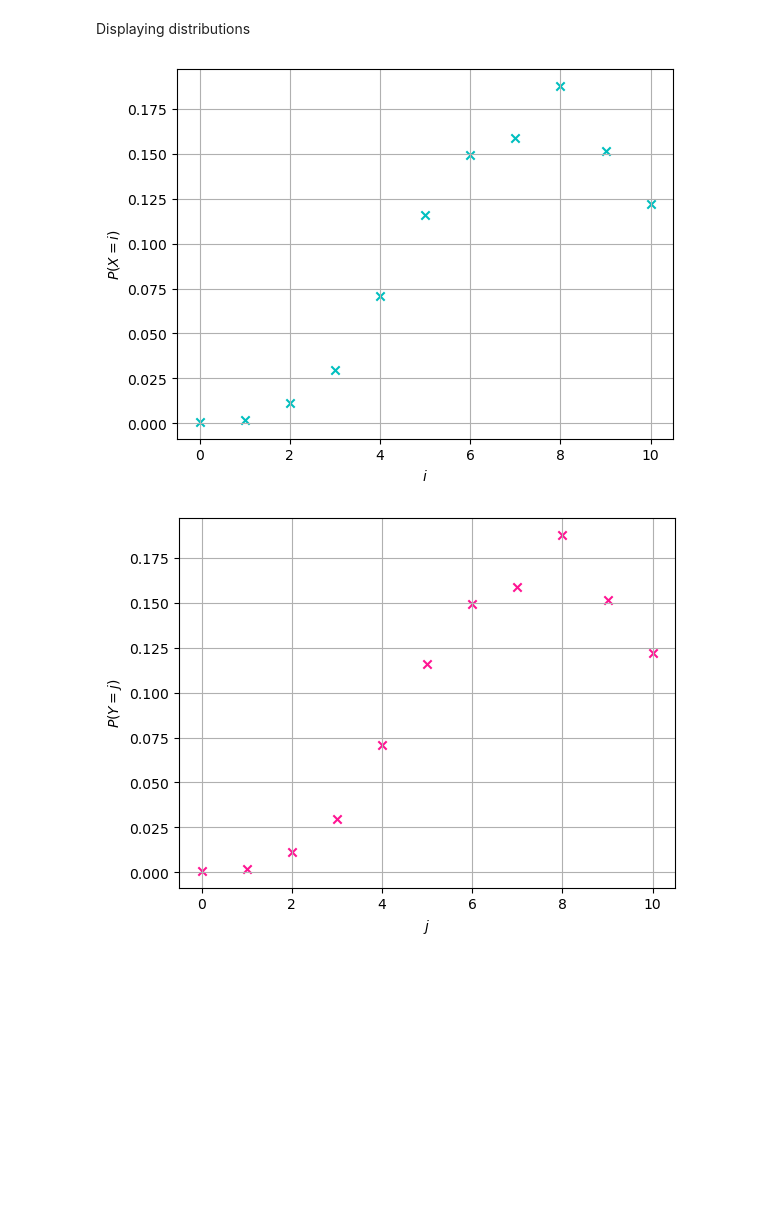
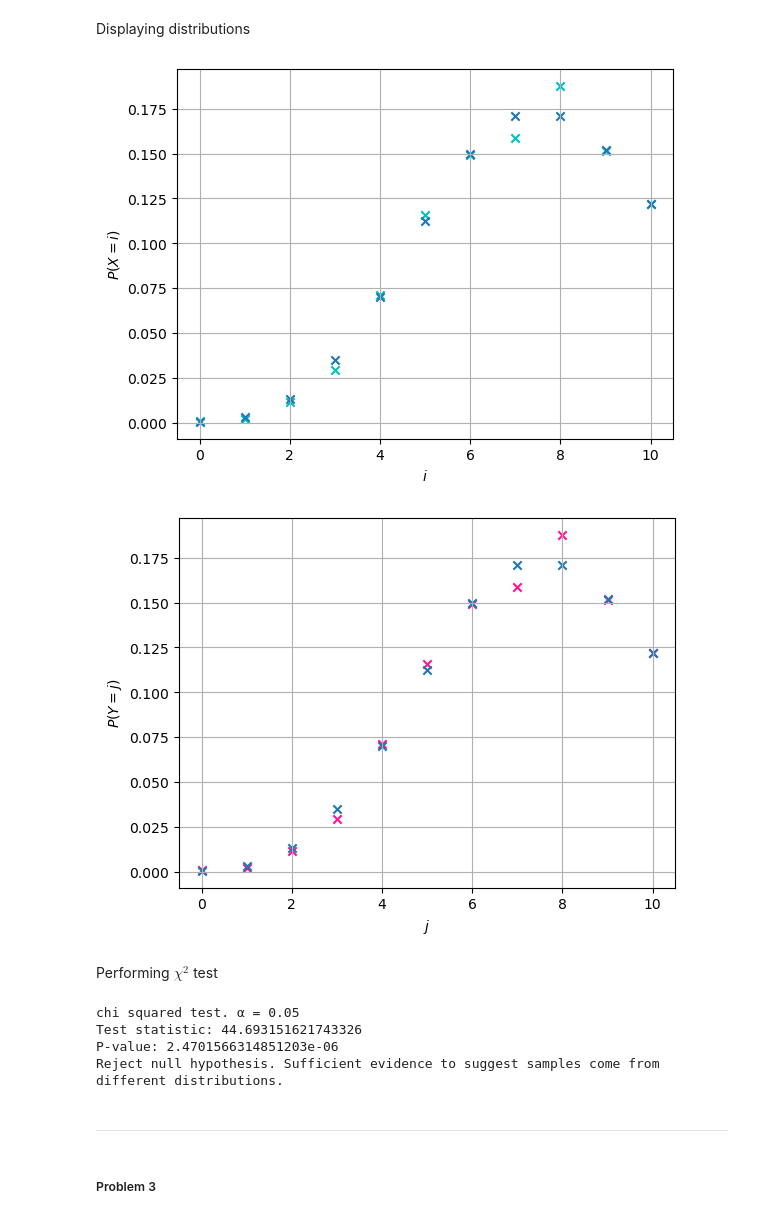
Before and after one commit to damiskov/02443-stochastic-simulation, a Jupyter notebook: Exercises/exercise6.ipynb, the cells around one changed output. Saved outputs shown, nothing was run; the diff lists cells and outputs as text; code cells hidden in the pictures; blank space fills up the shorter version.

```diff
--- a/Exercises/exercise6.ipynb
+++ b/Exercises/exercise6.ipynb
@@ -342,17 +345,37 @@ Displaying distributions
 # %%
 i_X_gibbs, X_gibbs_pdf = make_pdf(X_gibbs)
 i_Y_gibbs, Y_gibbs_pdf = make_pdf(Y_gibbs)
 
-plt.scatter(i_X_gibbs, X_gibbs_pdf, marker="x", color="c")
+plt.scatter(i_X_gibbs, X_gibbs_pdf, marker="x", color="c", label="Gibbs (X)")
+plt.scatter([i for i in range(0, 11)],true_pdf(8, 10), marker="x", label="Actual")
 plt.grid()
 plt.ylabel(r"$P(X=i)$")
 plt.xlabel(r"$i$")
 plt.show()
-plt.scatter(i_Y_gibbs, Y_gibbs_pdf, marker="x", color="deeppink")
+plt.scatter(i_Y_gibbs, Y_gibbs_pdf, marker="x", color="deeppink", label="Gibbs (Y)")
+plt.scatter([i for i in range(0, 11)],true_pdf(8, 10), marker="x", label="Actual")
 plt.grid()
 plt.ylabel(r"$P(Y=j)$")
 plt.xlabel(r"$j$")
 plt.show()
 # %% [output]
-[figure, old version]
+[figure, new version]
-[figure, old version]
+[figure, new version]
+# %% [markdown]
+Performing $\chi^2$ test
+# %%
+chisq, p = chisquare(f_obs=[i*10000 for i in X_gibbs_pdf], f_exp=[i*10000 for i in true_pdf(8, 10)])
+print("chi squared test. \u03B1 = 0.05")
+print(f"Test statistic: {chisq}")
+print(f"P-value: {p}")
+if p < 0.05: print("Reject null hypothesis. Sufficient evidence to suggest samples do not come from the same distribution.")
+else: print("Accept null hypothesis. Sufficient evidence to suggest that samples come from the same distribution.")
+# %% [output]
+chi squared test. α = 0.05
+Test statistic: 44.693151621743326
+P-value: 2.4701566314851203e-06
+Reject null hypothesis. Sufficient evidence to suggest samples come from different distributions.
+# %% [markdown]
+-----------
+# %% [markdown]
+##### Problem 3
```
Also changed, not shown: parts of 18 cells of this notebook, 1 other file.
